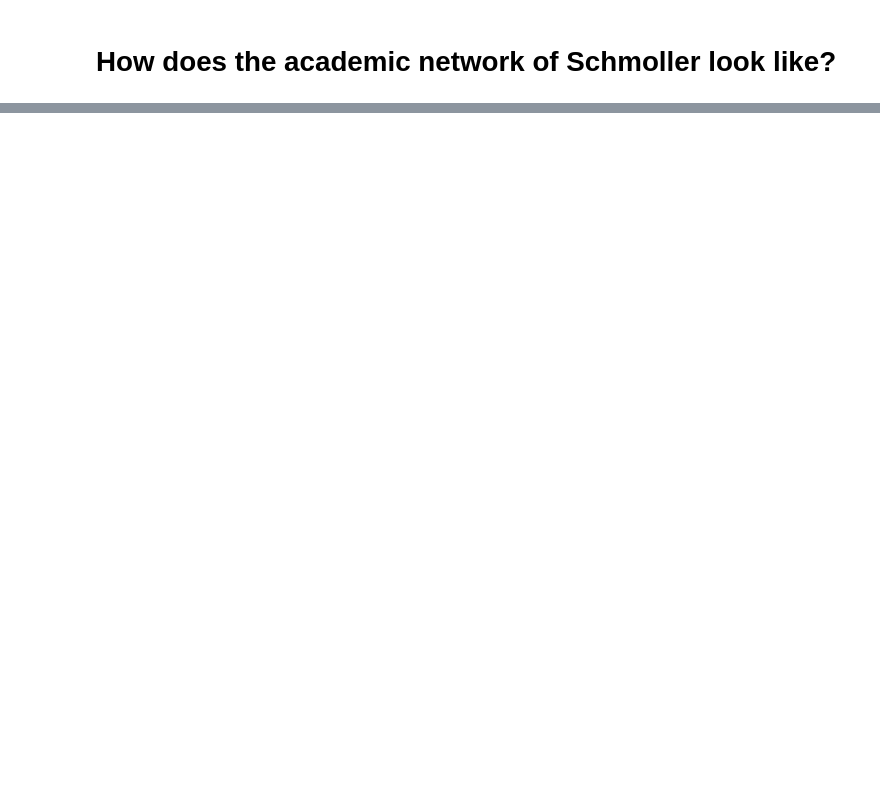
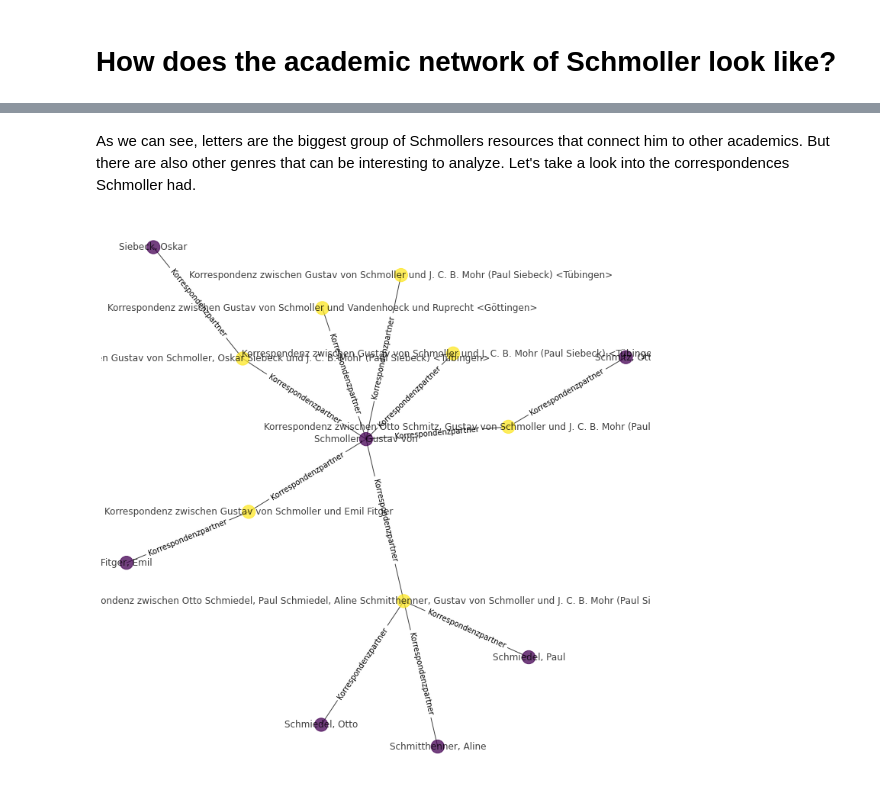
Before and after one commit to sonar-idh/jupyter-curriculum, a Jupyter notebook: notebooks/Notebook 5 - History of Economics.ipynb, the cells around one changed output, grey strips where cells are left out. Saved outputs shown, nothing was run; the diff lists cells and outputs as text; code cells hidden in the pictures; blank space fills up the shorter version.

```diff
--- a/notebooks/Notebook 5 - History of Economics.ipynb
+++ b/notebooks/Notebook 5 - History of Economics.ipynb
@@ -449,0 +579,15 @@ nx.draw(subgraph, labels = labels, alpha = 0.75)
+# %%
+driver = GraphDatabase.driver(uri, auth=(user, password))
+
+query = """
+MATCH (r:Resource)-[rel]-(n:PerName {Id: "(DE-588)118609378"})
+WITH DISTINCT [x in collect(r)|id(x)] as collectedIds
+MATCH (r:Resource)-[rel2:RelationToPerName]-(n2:PerName)
+WHERE ID(r) IN collectedIds
+RETURN r, rel2, n2
+"""
+
+driver = GraphDatabase.driver(uri, auth=(user, password))
+
+G = to_nx_graph(neo4j_driver = driver,
+                query = query)
@@ -453,0 +638,33 @@ NameError: name 'y' is not defined
+# %% [markdown]
+As we can see, letters are the biggest group of Schmollers resources that connect him to other academics. But there are also other genres that can be interesting to analyze. Let's take a look into the correspondences Schmoller had.
+# %%
+documents_ids = [x for x,y in G.nodes(data=True) if "Genre" in y and y["Genre"].startswith("Korrespondenz")]
+
+documents_neighbors = []
+for i in range(len(documents_ids)):
+    documents_neighbors.extend([node for node in nx.all_neighbors(G, documents_ids[i])])
+
+documents_neighbors.extend(documents_ids)
+documents_subgraph = G.subgraph(documents_neighbors)
+# %%
+pos = nx.kamada_kawai_layout(documents_subgraph)
+plt.rcParams['figure.figsize'] = [10, 10]
+
+node_labels_names = nx.get_node_attributes(documents_subgraph, "Name")
+node_labels_titles = nx.get_node_attributes(documents_subgraph, "Title")
+node_labels = {**node_labels_names, **node_labels_titles}
+
+groups = set(nx.get_node_attributes(documents_subgraph,'type').values())
+mapping = dict(zip(sorted(groups),count()))
+color_map = [mapping[documents_subgraph.nodes()[n]['type']] for n in documents_subgraph.nodes()]
+
+node_types = nx.get_node_attributes(documents_subgraph, "type")
+
+edge_labels = nx.get_edge_attributes(documents_subgraph, "TypeAddInfo")
+
+nx.draw(documents_subgraph, pos = pos, labels = node_labels, alpha = 0.75, node_color = color_map)
+nx.draw_networkx_edge_labels(documents_subgraph,pos,edge_labels=edge_labels, label_pos=0.5)
+
+plt.show()
+# %% [output]
+[figure, added]
```
Also changed, not shown: parts of 47 cells of this notebook, 1 other file.
